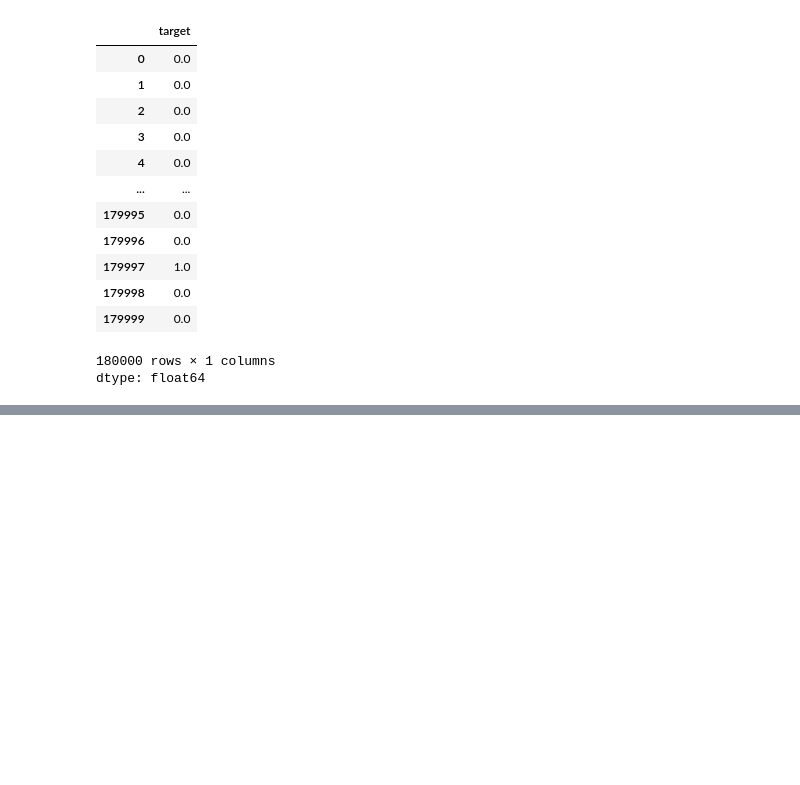
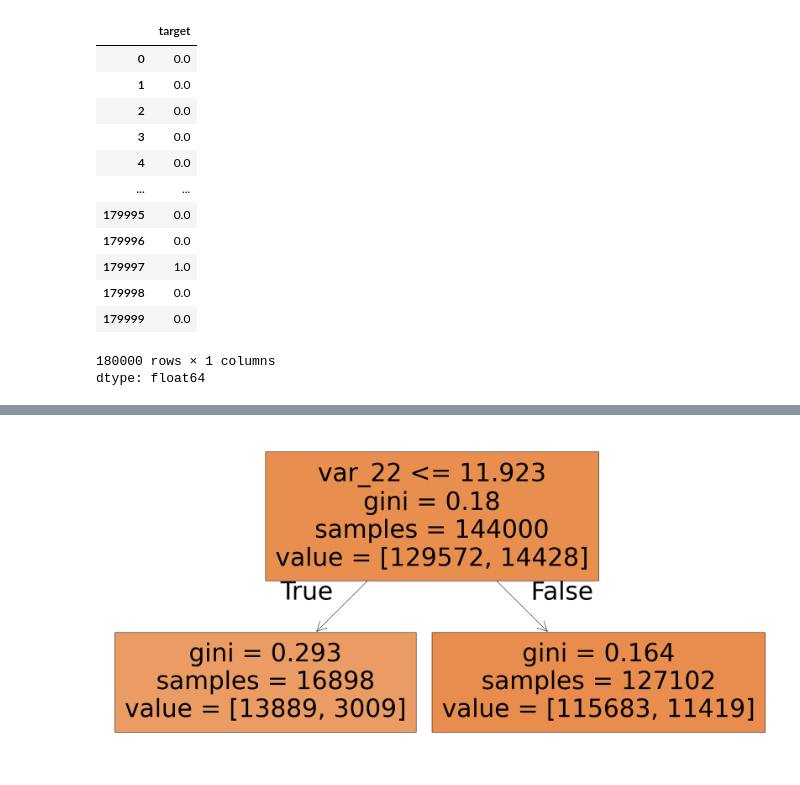
Before and after one commit to cnmi-ds-22/efitznm___Data-Science-Portfolio-C22, a Jupyter notebook: Modules/Module_4_Tree_Based_Methods/Projects/Instructions/Project.4-Spotify/Transactions_Pass_01.ipynb, the cells around one changed output, grey strips where cells are left out. Cells and saved outputs as stored; diff of their text form; code cells hidden in the pictures; blank space fills up the shorter version.

```diff
--- a/Modules/Module_4_Tree_Based_Methods/Projects/Instructions/Project.4-Spotify/Transactions_Pass_01.ipynb
+++ b/Modules/Module_4_Tree_Based_Methods/Projects/Instructions/Project.4-Spotify/Transactions_Pass_01.ipynb
@@ -124,0 +254,10 @@ df = df3.copy()
+# %%
+# Option 2
+plt.figure(figsize=(30,15))
+tree_plot = tree.plot_tree(
+  model,
+  feature_names = X_features.columns,
+  filled=True,
+)
+# %% [output]
+[figure, added]
```
Also changed, not shown: parts of 29 cells of this notebook.
